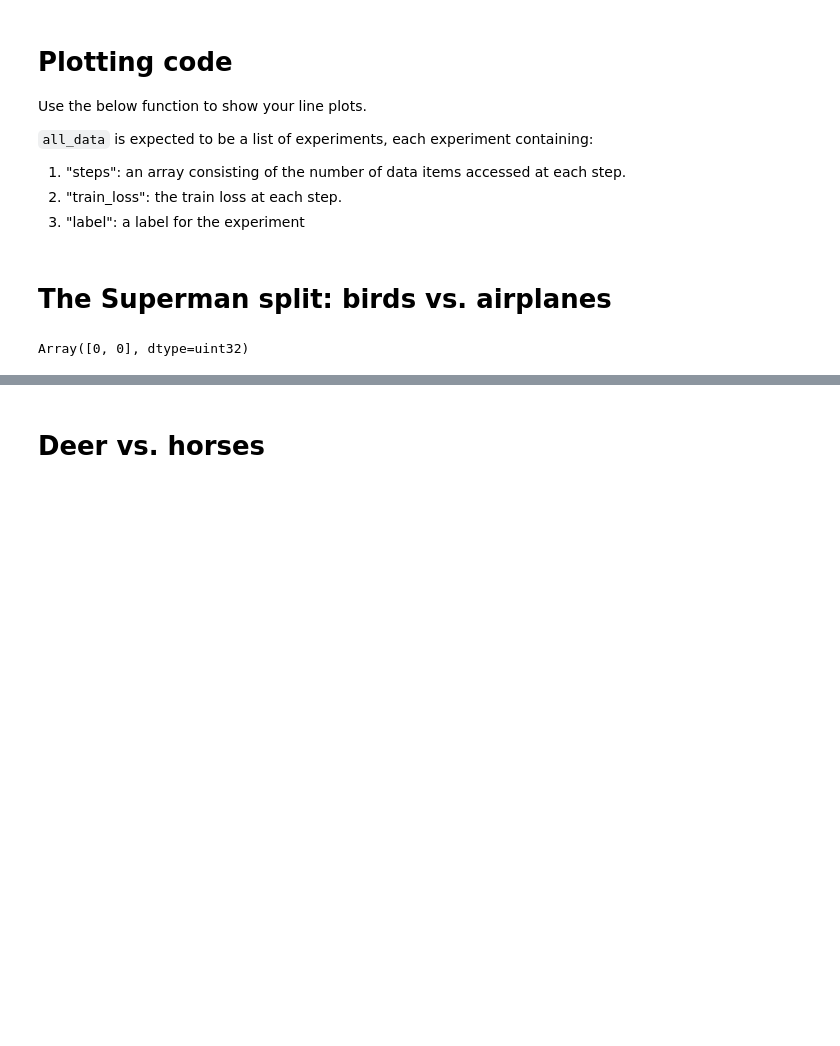
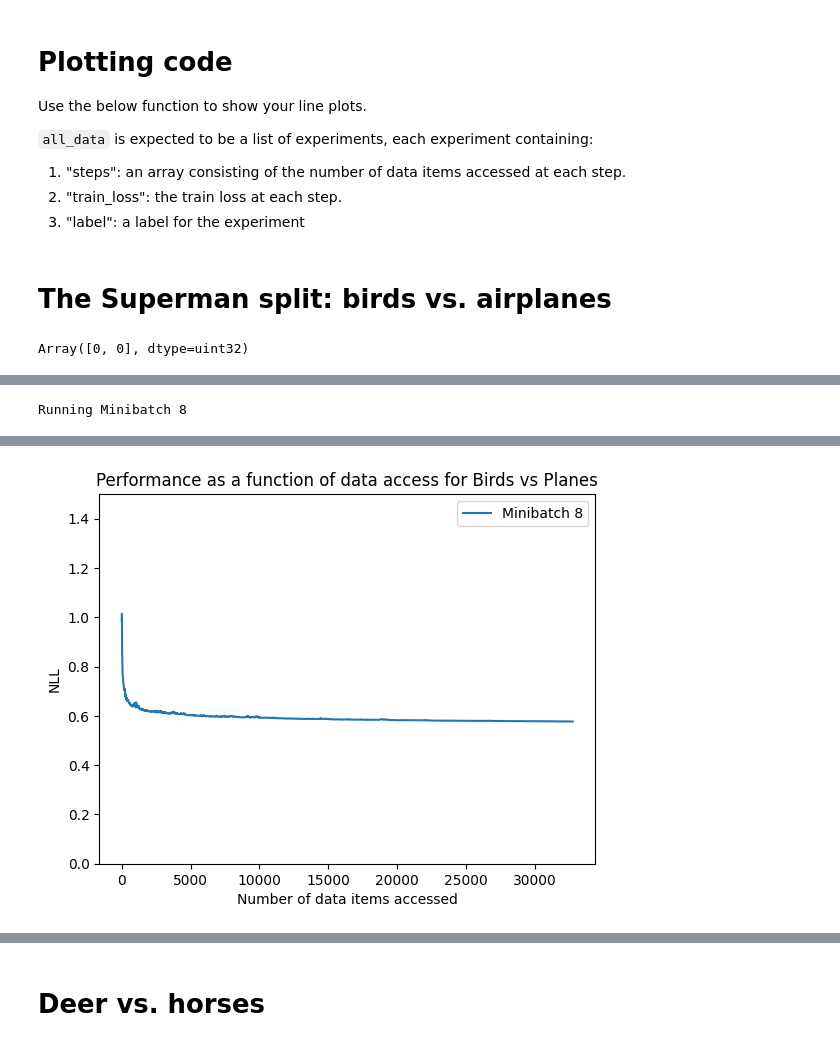
Before and after one commit to Nano1337/aml, a Jupyter notebook: data_access.ipynb, the cells around one changed output, grey strips where cells are left out. Drawn from its saved outputs; the diff is of its cells as text; code cells hidden in the pictures; blank space fills up the shorter version.

```diff
--- a/data_access.ipynb
+++ b/data_access.ipynb
@@ -86,0 +162,23 @@ Array([0, 0], dtype=uint32)
+# %%
+# Running Minibatch 8 with diminishing step size
+print(f"Running Minibatch 8")
+w0 = lr.initialization()
+data_sampler = minibatch_sampler(N, 8)
+loss_func = lr.train_loss
+descent_func = lambda w, data_samples: lr.train_loss_and_grad(w, data_samples)[1]
+T = T_8
+lip = lr.lipschitz_constant()
+step_size = diminishing_step_size(10000 / lip, 500 / lip, T)
+update_method = gd()
+wF, losses = optimize(w0, data_sampler, loss_func, descent_func, step_size, update_method, T, verbose=True)
+steps = list(8 * np.arange(0, T))
+
+experiment4 = {
+    "steps": steps,
+    "train_loss": losses,
+    "label": "Minibatch 8"
+}
+all_data = [experiment4]
+plot_superimposed_line_series(all_data, "Birds vs Planes")
+# %% [output]
+Running Minibatch 8
@@ -87 +186,2 @@ Array([0, 0], dtype=uint32)
+[figure, added]
 # %%
```
Also changed, not shown: parts of 16 cells of this notebook, 3 other files.
